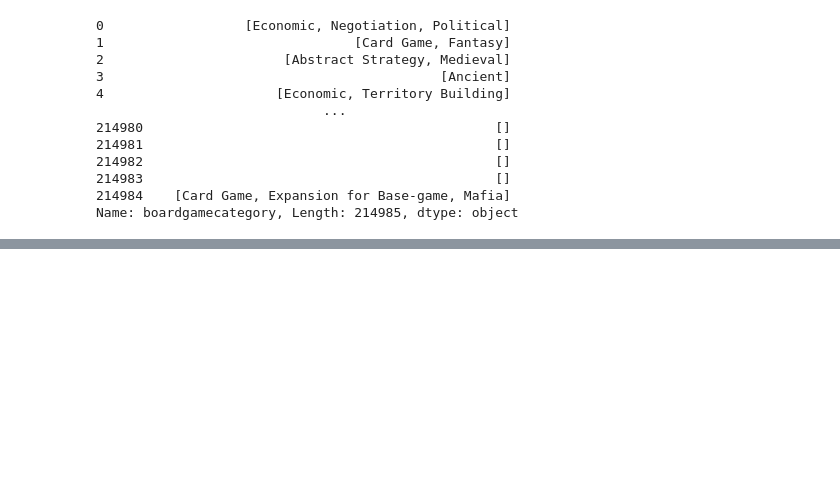
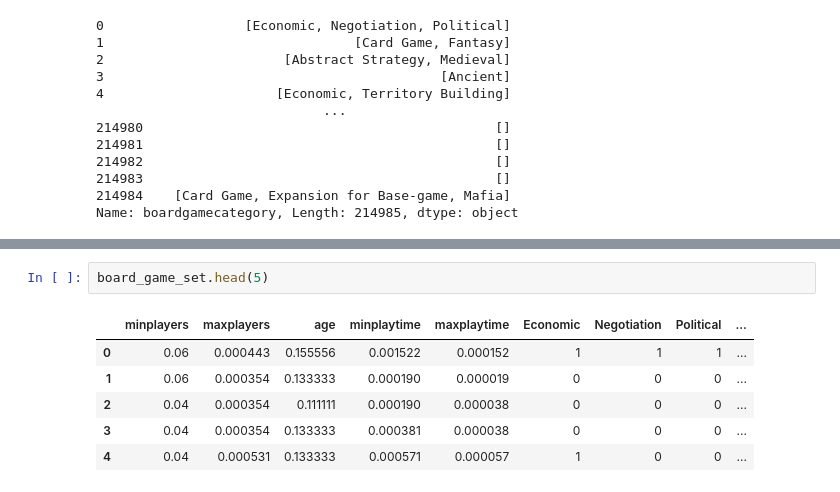
Before and after one commit to MBigaj/BoardGamesDataImporter, a Jupyter notebook: mlModel.ipynb, the cells around one changed output, grey strips where cells are left out. Drawn from its saved outputs; the diff is of its cells as text; blank space fills up the shorter version.

```diff
--- a/mlModel.ipynb
+++ b/mlModel.ipynb
@@ -146,0 +144,9 @@ board_game_set.fillna(value=0)
+# %%
+board_game_set.head(5)
+# %% [output]
+|  | minplayers | maxplayers | age | minplaytime | maxplaytime | Economic | Negotiation | Political | ... |
+| 0 | 0.06 | 0.000443 | 0.155556 | 0.001522 | 0.000152 | 1 | 1 | 1 | ... |
+| 1 | 0.06 | 0.000354 | 0.133333 | 0.000190 | 0.000019 | 0 | 0 | 0 | ... |
+| 2 | 0.04 | 0.000354 | 0.111111 | 0.000190 | 0.000038 | 0 | 0 | 0 | ... |
+| 3 | 0.04 | 0.000354 | 0.133333 | 0.000381 | 0.000038 | 0 | 0 | 0 | ... |
+| 4 | 0.04 | 0.000531 | 0.133333 | 0.000571 | 0.000057 | 1 | 0 | 0 | ... |
```
Also changed, not shown: parts of 15 cells of this notebook, 1 other file.
